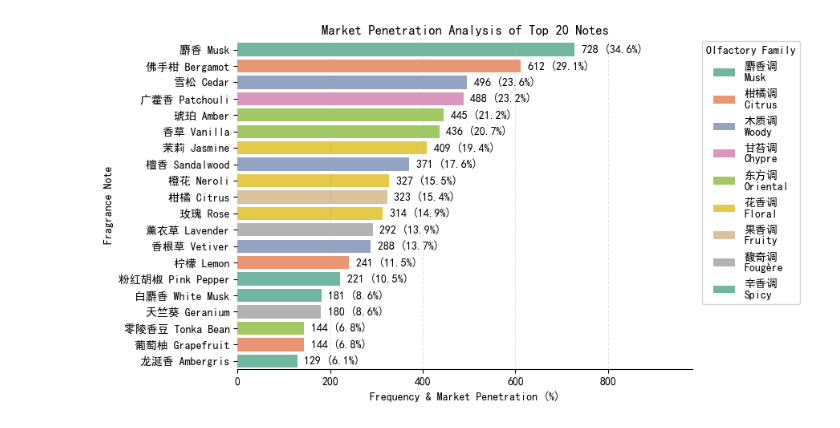
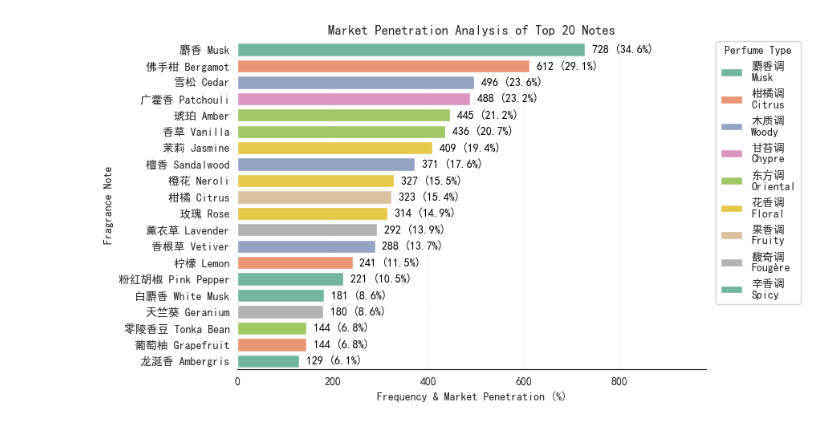
Before and after one commit to wilson-lyc/Scent4You, a Jupyter notebook: vs.ipynb, the cells around one changed output. Saved outputs shown, nothing was run; the diff lists cells and outputs as text; code cells hidden in the pictures.

```diff
--- a/vs.ipynb
+++ b/vs.ipynb
@@ -11,9 +24,7 @@ from sklearn.manifold import TSNE
 import warnings
 warnings.filterwarnings('ignore')
 
-# sns.set_theme(style="whitegrid", context="talk", font_scale=1.1)
-
-plt.rcParams['font.sans-serif'] = ['SimHei', 'Microsoft YaHei', 'Arial']
+plt.rcParams['font.family'] = ['DejaVu Sans', 'SimHei']
 plt.rcParams['axes.unicode_minus'] = False
 
 data_dir = 'data/'
@@ -30,17 +41,7 @@ note_class_map = pd.Series(df_note_count['class'].values, index=df_note_count['n
 for note in note_class_map:
     if pd.isna(note_class_map[note]):
         note_class_map[note] = '其他'
-# class_trans = {
-#     '花香调': '花香调\n(Floral)', '木质调': '木质调\n(Woody)', '东方调': '东方调\n(Oriental)', '柑橘调': '柑橘调\n(Citrus)',
-#     '果香调': '果香调\n(Fruity)', '馥奇调': '馥奇调\n(Fougère)', '绿叶调': '绿叶调\n(Green)', '水生调': '水生调\n(Aquatic)',
-#     '甘苔调': '甘苔调\n(Chypre)', '皮革调': '皮革调\n(Leather)', '美食调': '美食调\n(Gourmand)', '辛香调': '辛香调\n(Spicy)',
-#     '醛香调': '醛香调\n(Aldehyde)', '素心兰调': '素心兰调\n(Chypre)', '清新调': '清新调\n(Fresh)', '其他': '其他\n(Other)',
-#     '男性': 'Male', '女性': 'Female', '中性': 'Neutral',
-#     'male': 'Male', 'female': 'Female', 'neutral': 'Neutral',
-#     '木质香调': '木质调\n(Woody)', '美食香调': '美食调\n(Gourmand)', '皮革香调': '皮革调\n(Leather)',
-#     '青香调': '绿叶调\n(Green)', '海洋调': '水生调\n(Aquatic)', '麝香调': '麝香调\n(Musk)',
-#     '柑苔香调': '甘苔调\n(Chypre)', '树脂调': '树脂调\n(Resinous)', '概念性': '概念性\n(Conceptual)'
-# }
+
 class_trans = {
     '花香调': '花香调\nFloral', '木质调': '木质调\nWoody', '东方调': '东方调\nOriental', '柑橘调': '柑橘调\nCitrus',
     '果香调': '果香调\nFruity', '馥奇调': '馥奇调\nFougère', '绿叶调': '绿叶调\nGreen', '水生调': '水生调\nAquatic',
@@ -129,20 +205,11 @@ plt.show()
 # %%
-# 3. Note Frequency Top-K - Market Penetration Analysis
+# Note Frequency Top-K - Market Penetration Analysis
 
 top_k = 20
 total_perfumes = len(df_1976)
 
 df_top_notes = df_note_count.sort_values('count', ascending=False).head(top_k).copy()
 
-# note_trans = {
-#     '麝香': '麝香 (Musk)', '佛手柑': '佛手柑 (Bergamot)', '雪松': '雪松 (Cedar)',
-#     '广藿香': '广藿香 (Patchouli)', '琥珀': '琥珀 (Amber)', '香草': '香草 (Vanilla)',
-#     '茉莉': '茉莉 (Jasmine)', '檀香': '檀香 (Sandalwood)', '橙花': '橙花 (Neroli)',
-#     '柑橘': '柑橘 (Citrus)', '玫瑰': '玫瑰 (Rose)', '薰衣草': '薰衣草 (Lavender)',
-#     '香根草': '香根草 (Vetiver)', '柠檬': '柠檬 (Lemon)', '粉红胡椒': '粉红胡椒 (Pink Pepper)',
-#     '白麝香': '白麝香 (White Musk)', '天竺葵': '天竺葵 (Geranium)', '零陵香豆': '零陵香豆 (Tonka Bean)',
-#     '葡萄柚': '葡萄柚 (Grapefruit)', '龙涎香': '龙涎香 (Ambergris)'
-# }
 note_trans = {
     '麝香': '麝香 Musk', '佛手柑': '佛手柑 Bergamot', '雪松': '雪松 Cedar',
     '广藿香': '广藿香 Patchouli', '琥珀': '琥珀 Amber', '香草': '香草 Vanilla',
@@ -160,32 +227,32 @@ df_top_notes['class_en'] = df_top_notes['class'].map(class_trans).fillna(df_top_
 df_top_notes['percentage'] = df_top_notes['count'] / total_perfumes * 100
 
 plt.figure(figsize=(9, 5))
 
 ax = sns.barplot(data=df_top_notes, y='note_en', x='count', hue='class_en', dodge=False, palette='Set2')
 
 plt.title(f'Market Penetration Analysis of Top {top_k} Notes')
 plt.xlabel('Frequency & Market Penetration (%)')
 plt.ylabel('Fragrance Note')
 
-plt.legend(title='Olfactory Family', bbox_to_anchor=(1.02, 1), loc='upper left', borderaxespad=0, frameon=True)
+plt.legend(title='Perfume Type', bbox_to_anchor=(1.02, 1), loc='upper left', borderaxespad=0, frameon=True)
 
 for i, p in enumerate(ax.patches):
     width = p.get_width()
     if width > 0:
         percentage = (width / total_perfumes) * 100
         label_text = f'{int(width)} ({percentage:.1f}%)'
         ax.text(width + 15, p.get_y() + p.get_height()/2.,
                 label_text,
                 ha='left', va='center', color='black')
 
 max_width = df_top_notes['count'].max()
 plt.xlim(0, max_width * 1.35)
 
 plt.grid(axis='x', linestyle='--', alpha=0.3)
 sns.despine(left=True, bottom=False)
 
 plt.tight_layout()
 plt.savefig("img/Top-K Note Frequency Market Penetration Analysis.png", dpi=300)
 plt.show()
 # %% [output]
-[figure, old version]
+[figure, new version]
```
Also changed, not shown: parts of 21 cells of this notebook, 15 other files.
